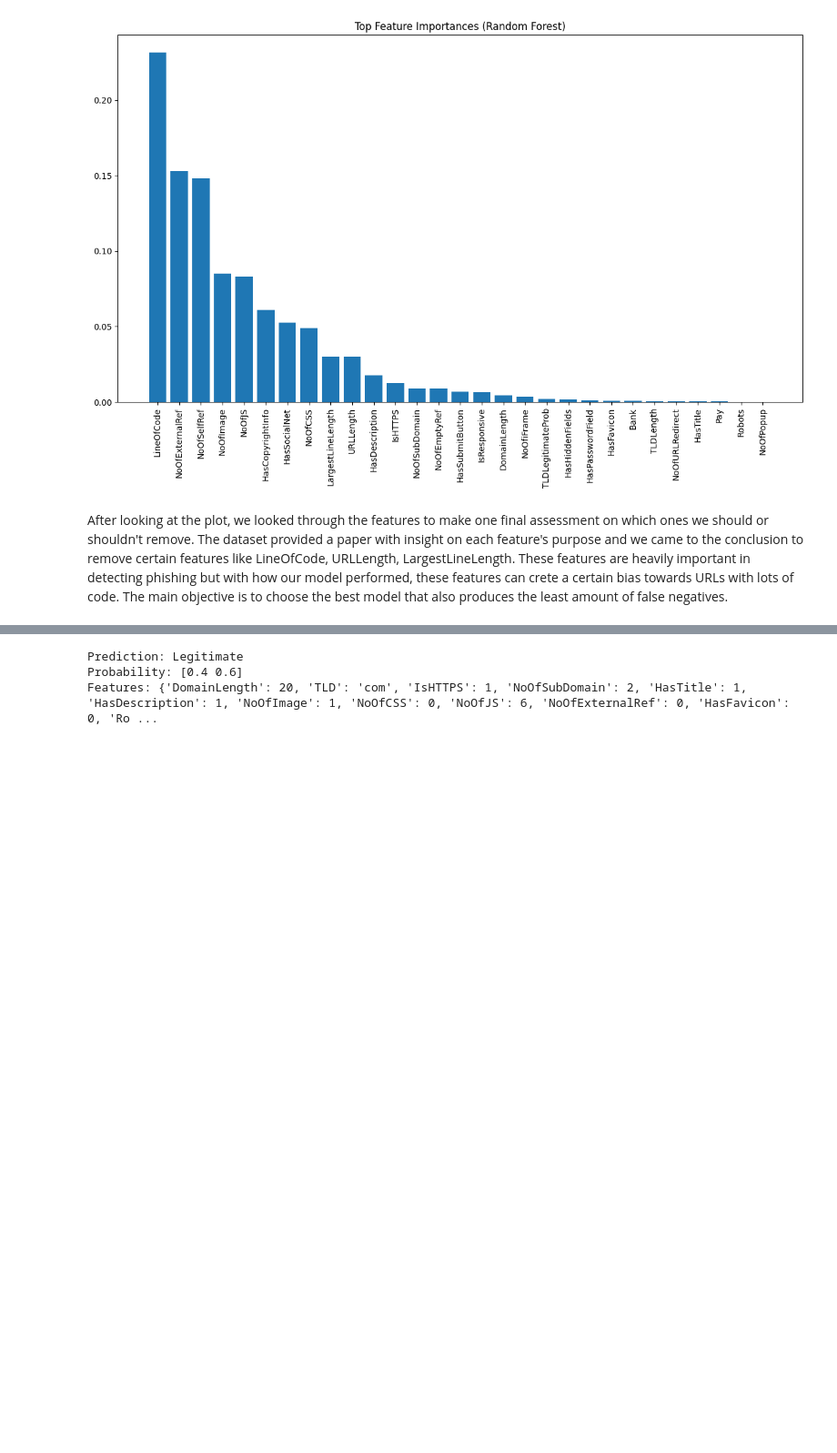
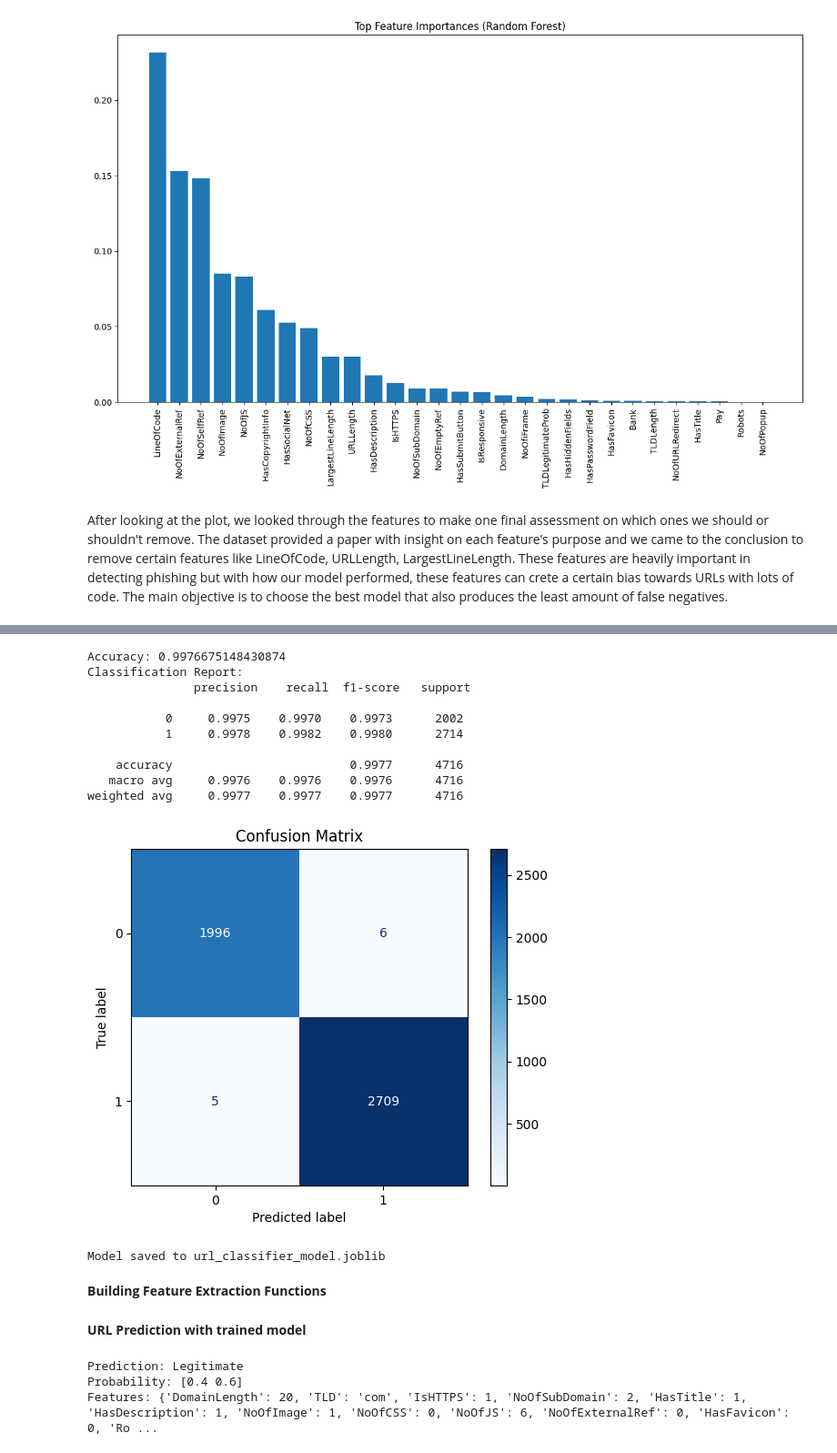
Before and after one commit to Xainax/CMPE255FinalProject, a Jupyter notebook: Updated_model(1).ipynb, the cells around one changed output, grey strips where cells are left out. Shown at 91% size. Drawn from its saved outputs; the diff is of its cells as text; code cells hidden in the pictures; blank space fills up the shorter version.

```diff
--- a/Updated_model(1).ipynb
+++ b/Updated_model(1).ipynb
@@ -409,0 +509,25 @@ Best Parameters Found:
+# %%
+# function to train and save the Random Forest model
+def train_model_and_save(df, model_path='url_classifier_model.joblib'):
+
+    X = df.drop(columns=['label'])
+    y = df['label']
+
+    X_train, X_test, y_train, y_test = train_test_split(X, y, test_size=0.2, stratify=y, random_state=42)
+
+    pipeline = create_training_pipeline(RandomForestClassifier(class_weight='balanced', random_state=42))
+    pipeline.fit(X_train, y_train)
+
+    y_pred = pipeline.predict(X_test)
+    print("Accuracy:", accuracy_score(y_test, y_pred))
+    print("Classification Report:\n", classification_report(y_test, y_pred, digits=4))
+
+    ConfusionMatrixDisplay.from_estimator(pipeline, X_test, y_test, cmap='Blues')
+    plt.title("Confusion Matrix")
+    plt.show()
+
+    joblib.dump(pipeline, model_path)
+    print(f"Model saved to {model_path}")
+
+# train model and save with the dataset
+train_model_and_save(df)
@@ -410,3 +536,21 @@ Best Parameters Found:
+# %%
+eval_df = pd.read_csv('model_testing.csv')
+train_model_and_save(eval_df)
+# %% [output]
+Accuracy: 0.9976675148430874
+Classification Report:
+               precision    recall  f1-score   support
+
+           0     0.9975    0.9970    0.9973      2002
+           1     0.9978    0.9982    0.9980      2714
+
+    accuracy                         0.9977      4716
+   macro avg     0.9976    0.9976    0.9976      4716
+weighted avg     0.9977    0.9977    0.9977      4716
+[figure, added]
+Model saved to url_classifier_model.joblib
+# %% [markdown]
+**Building Feature Extraction Functions**
 # %%
 import requests
 from bs4 import BeautifulSoup
@@ -680,6 +824,8 @@ class URLFeatureExtractor:
     def get_all_features(self):
         """Return all features as a dictionary"""
         return self.features
+# %% [markdown]
+**URL Prediction with trained model**
 # %%
 import joblib
 import pandas as pd
```
Also changed, not shown: parts of 16 cells of this notebook, 1 other file.
